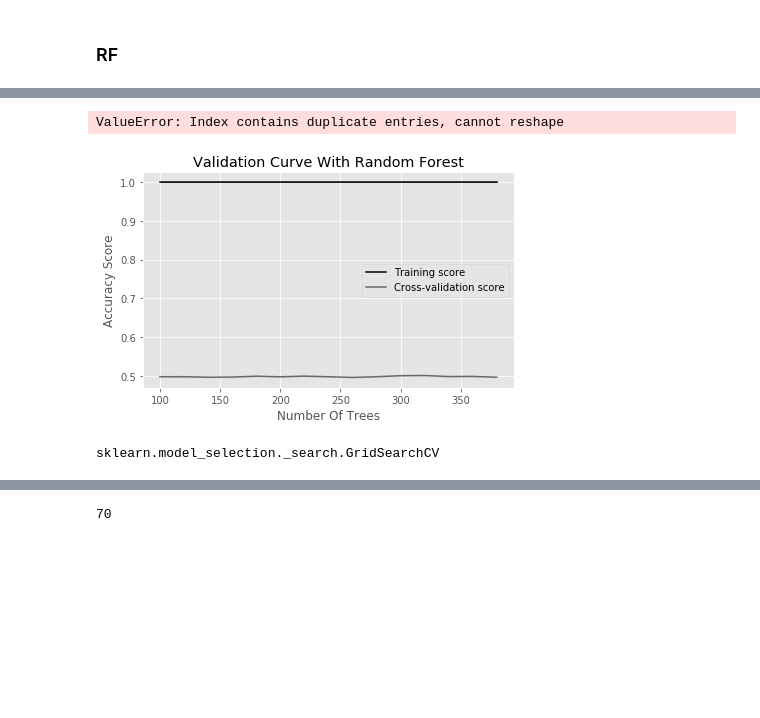
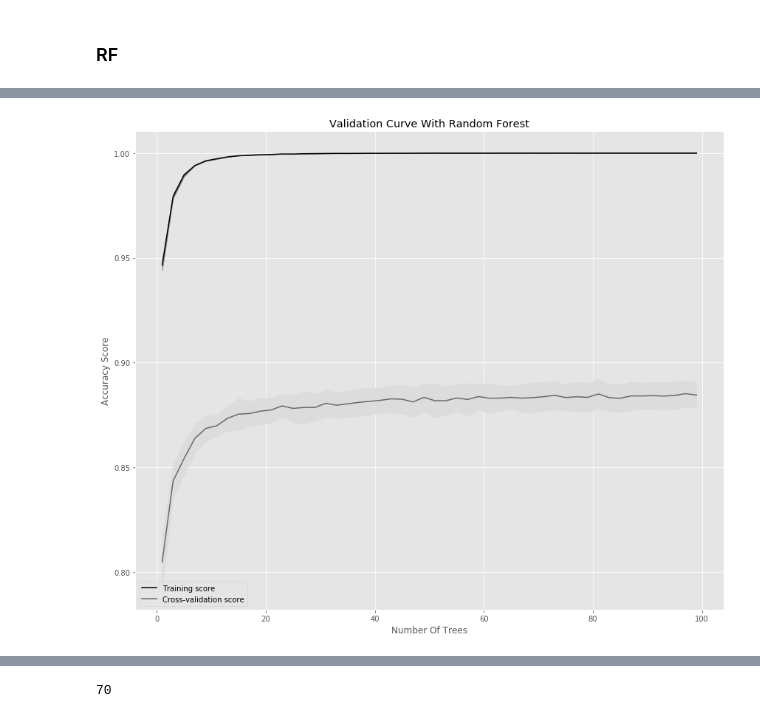
Before and after one commit to danielzzhou/mlteamproject, a Jupyter notebook: Models.ipynb, the cells around one changed output, grey strips where cells are left out. Drawn from its saved outputs; the diff is of its cells as text; code cells hidden in the pictures; blank space fills up the shorter version.

```diff
--- a/Models.ipynb
+++ b/Models.ipynb
@@ -100,6 +102,6 @@ data_raw_
 # %%
 data_raw = data_raw_.copy()
-y_raw = data_raw_[['date', 'CUSIP', 'TICKER', 'Y']].copy()
+y_raw = data_raw_[['date', 'CUSIP', 'TICKER', 'Yshift']].copy()
 # %%
 data_raw
 # %% [output]
@@ -181,9 +183,9 @@ X_val = X_val[feature_all]
 X_test = X_test[feature_all]
 
 
-y_train = y_train_['Y']
-y_val = y_val_['Y']
-y_test = y_test_['Y']
+y_train = y_train_['Yshift']
+y_val = y_val_['Yshift']
+y_test = y_test_['Yshift']
 
 n1 = X_train.shape[0]
 n2 = X_val.shape[0]
@@ -238,7 +240,7 @@ train_pred = lasso1.predict(X_train)
 # %% [markdown]
 ### RF
 # %%
-rf1 = RandomForestClassifier(n_estimators=300, max_depth=30, n_jobs=-1)
+rf1 = RandomForestClassifier(n_estimators=200, max_depth=30, n_jobs=-1)
 rf1.fit(X_train, y_train)
 # %% [output]
 RandomForestClassifier(bootstrap=True, class_weight=None, criterion='gini',
@@ -320,4 +339,0 @@ table
-# %%
-table.unstack(level=0)
-# %% [output]
-ValueError: Index contains duplicate entries, cannot reshape
@@ -324,5 +344,5 @@ ValueError: Index contains duplicate entries, cannot reshape
 # %%
-param_range = np.arange(100, 400, 20)
+param_range = np.arange(1, 100, 2)
 
 train_scores, test_scores = validation_curve(RandomForestClassifier(n_jobs=-1),
                                              X_train,
@@ -338,25 +358,19 @@ train_std = np.std(train_scores, axis=1)
 test_mean = np.mean(test_scores, axis=1)
 test_std = np.std(test_scores, axis=1)
 # %%
+fig = plt.figure(figsize=(12, 10))
+ax = fig.subplots(1, 1)
 plt.plot(param_range, train_mean, label="Training score", color="black")
 plt.plot(param_range, test_mean, label="Cross-validation score", color="dimgrey")
 
 plt.fill_between(param_range, train_mean - train_std, train_mean + train_std, color="gray")
 plt.fill_between(param_range, test_mean - test_std, test_mean + test_std, color="gainsboro")
 
 plt.title("Validation Curve With Random Forest")
 plt.xlabel("Number Of Trees")
 plt.ylabel("Accuracy Score")
 plt.tight_layout()
 plt.legend(loc="best")
-plt.show(7
+plt.show()
 # %% [output]
-[figure, old version]
+[figure, new version]
-# %%
-paragrid =
-{'n_estimators': [400]
-}
-
-GridSearchCV(RandomForestClassifier, paragrid)
-# %% [output]
-sklearn.model_selection._search.GridSearchCV
```
Also changed, not shown: parts of 45 cells of this notebook.
